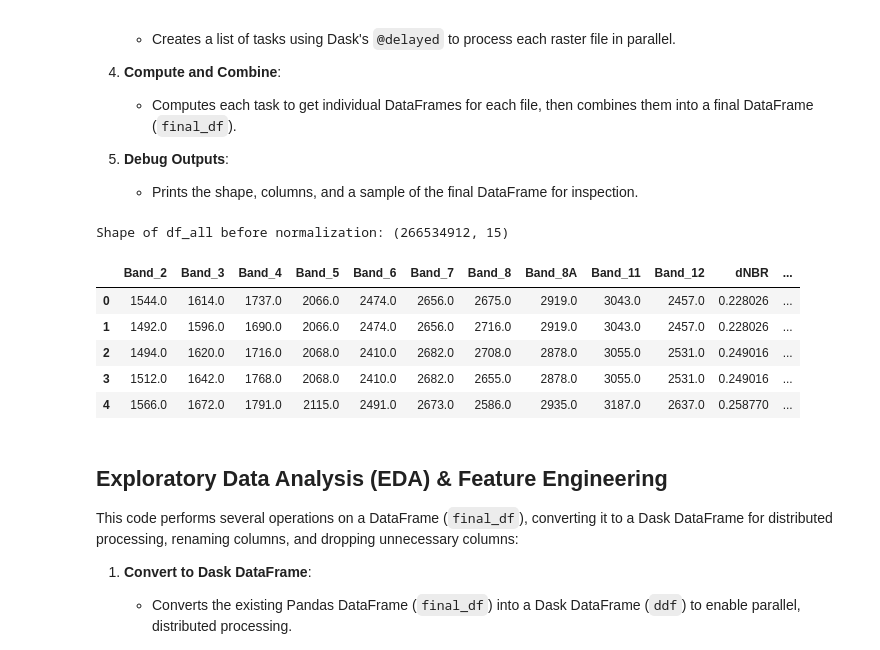
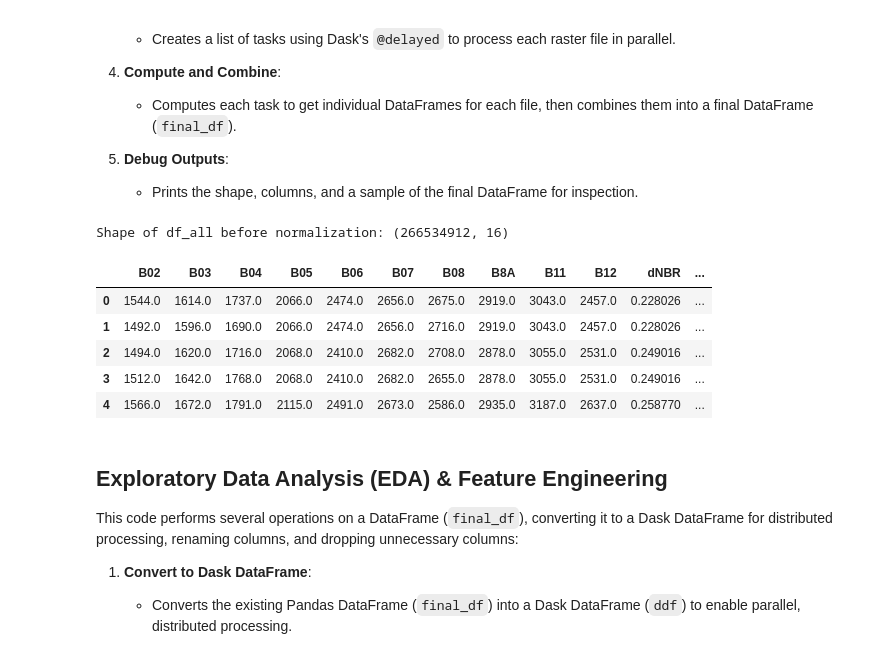
Before and after one commit to GarterPoom/GISTDA-Wildfire-Extraction, a Jupyter notebook: Model_Train.ipynb, the cells around one changed output. Cells and saved outputs as stored; diff of their text form; code cells hidden in the pictures.

```diff
--- a/Model_Train.ipynb
+++ b/Model_Train.ipynb
@@ -87,33 +87,45 @@ This code reads large raster files in manageable chunks, processes each chunk, a
    - Prints the shape, columns, and a sample of the final DataFrame for inspection.
 # %%
 # Parameters
-FEATURES = ['Band_2', 'Band_3', 'Band_4', 'Band_5', 'Band_6', 'Band_7', 'Band_8', 'Band_8A', 'Band_11', 'Band_12', 'dNBR', 'BAIS2', 'NDVI', 'NDWI', 'Burn_Label']
 FOLDER_PATH = 'Raster_Train'
 
 # Find all .tif files in the folder
 tif_files = glob.glob(os.path.join(FOLDER_PATH, '*.tif'))
 
 # Load and concatenate all data
 all_data = []
 
 for file in tif_files:
     with rasterio.open(file) as src:
         bands = src.read()  # (bands, height, width)
         bands_reshaped = bands.reshape(bands.shape[0], -1).T  # (pixels, bands)
-        df = pd.DataFrame(bands_reshaped, columns=FEATURES)
+
+        # --- Dynamic Column Naming Logic ---
+        # Attempt to use band descriptions from the file's metadata
+        column_names = list(src.descriptions)
+
+        # Fallback if descriptions are not available, empty, or don't match the band count
+        if not all(column_names) or len(column_names) != src.count:
+            generic_names = [f'band_{i+1}' for i in range(src.count)]
+            # If there were some descriptions, but not a complete set, warn the user.
+            if any(column_names):
+                print(f"Warning: Incomplete band descriptions in {FOLDER_PATH}. Falling back to generic names.")
+            column_names = generic_names
+
+        df = pd.DataFrame(bands_reshaped, columns=column_names)
         all_data.append(df)
 
 # Combine into a single DataFrame
 df_all = pd.concat(all_data, ignore_index=True)
 
 # Check df_all shape before normalization
 print("Shape of df_all before normalization:", df_all.shape)
 
 # Display DataFrame (computing results)
 display(df_all.head())  # Displays a small, computed sample
 # %% [output]
-Shape of df_all before normalization: (266534912, 15)
+Shape of df_all before normalization: (266534912, 16)
-|  | Band_2 | Band_3 | Band_4 | Band_5 | Band_6 | Band_7 | Band_8 | Band_8A | Band_11 | Band_12 | dNBR | ... |
+|  | B02 | B03 | B04 | B05 | B06 | B07 | B08 | B8A | B11 | B12 | dNBR | ... |
 | 0 | 1544.0 | 1614.0 | 1737.0 | 2066.0 | 2474.0 | 2656.0 | 2675.0 | 2919.0 | 3043.0 | 2457.0 | 0.228026 | ... |
 | 1 | 1492.0 | 1596.0 | 1690.0 | 2066.0 | 2474.0 | 2656.0 | 2716.0 | 2919.0 | 3043.0 | 2457.0 | 0.228026 | ... |
 | 2 | 1494.0 | 1620.0 | 1716.0 | 2068.0 | 2410.0 | 2682.0 | 2708.0 | 2878.0 | 3055.0 | 2531.0 | 0.249016 | ... |
```
Also changed, not shown: parts of 6 cells of this notebook.
